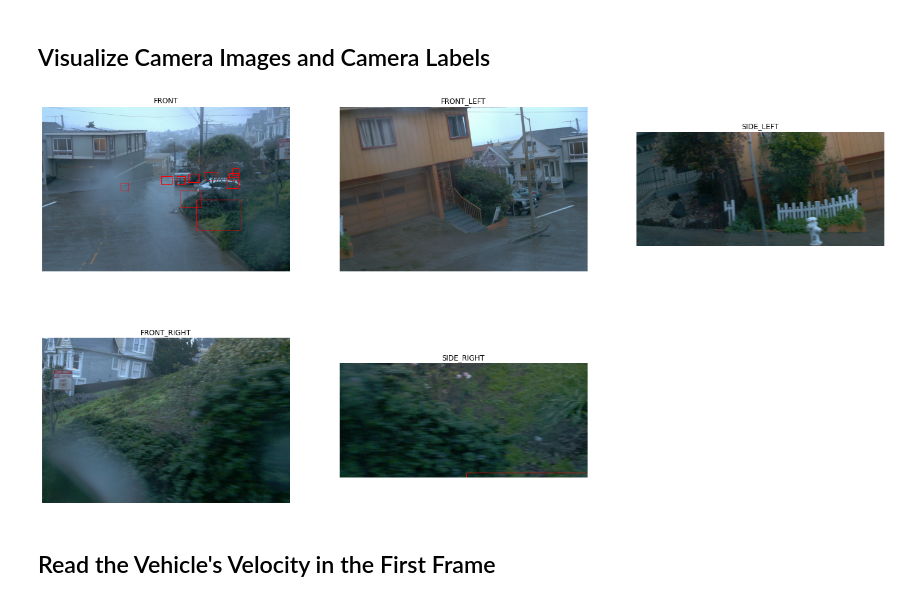
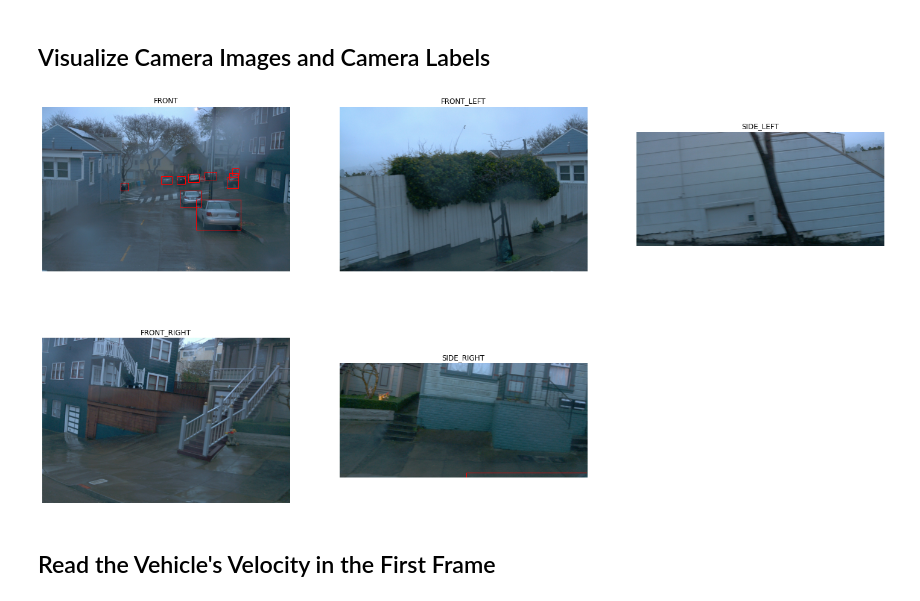
Before and after one commit to the1jacobmiller/SLAM-Final-Project, a Jupyter notebook: src/custom_example.ipynb, the cells around one changed output. Saved outputs shown, nothing was run; the diff lists cells and outputs as text; code cells hidden in the pictures.

Commit message:
fixed bug in show_camera_image in the example code

```diff
--- a/src/custom_example.ipynb
+++ b/src/custom_example.ipynb
@@ -133,41 +163,41 @@ print(distance_traveled)
 import matplotlib.pyplot as plt
 import matplotlib.patches as patches
 
-def show_camera_image(camera_image, camera_labels, layout, cmap=None):
+def show_camera_image(camera_image, frame_labels, layout, cmap=None):
   """Show a camera image and the given camera labels."""
 
   ax = plt.subplot(*layout)
 
   # Draw the camera labels.
-  for camera_labels in frame.camera_labels:
+  for camera_labels in frame_labels:
     # Ignore camera labels that do not correspond to this camera.
     if camera_labels.name != camera_image.name:
       continue
 
     # Iterate over the individual labels.
     for label in camera_labels.labels:
       # Draw the object bounding box.
       ax.add_patch(patches.Rectangle(
         xy=(label.box.center_x - 0.5 * label.box.length,
             label.box.center_y - 0.5 * label.box.width),
         width=label.box.length,
         height=label.box.width,
         linewidth=1,
         edgecolor='red',
         facecolor='none'))
 
   # Show the camera image.
   plt.imshow(tf.image.decode_jpeg(camera_image.image), cmap=cmap)
   plt.title(open_dataset.CameraName.Name.Name(camera_image.name))
   plt.grid(False)
   plt.axis('off')
 
 plt.figure(figsize=(25, 20))
 
-for index, image in enumerate(frames[0].images):
-  show_camera_image(image, frames[0].camera_labels, [3, 3, index+1])
+for index, image in enumerate(frames[-1].images):
+  show_camera_image(image, frames[-1].camera_labels, [3, 3, index+1])
 # %% [output]
-[figure, old version]
+[figure, new version]
 # %% [markdown]
 ## Read the Vehicle's Velocity in the First Frame
 # %%
```
Also changed, not shown: parts of 5 cells of this notebook.
